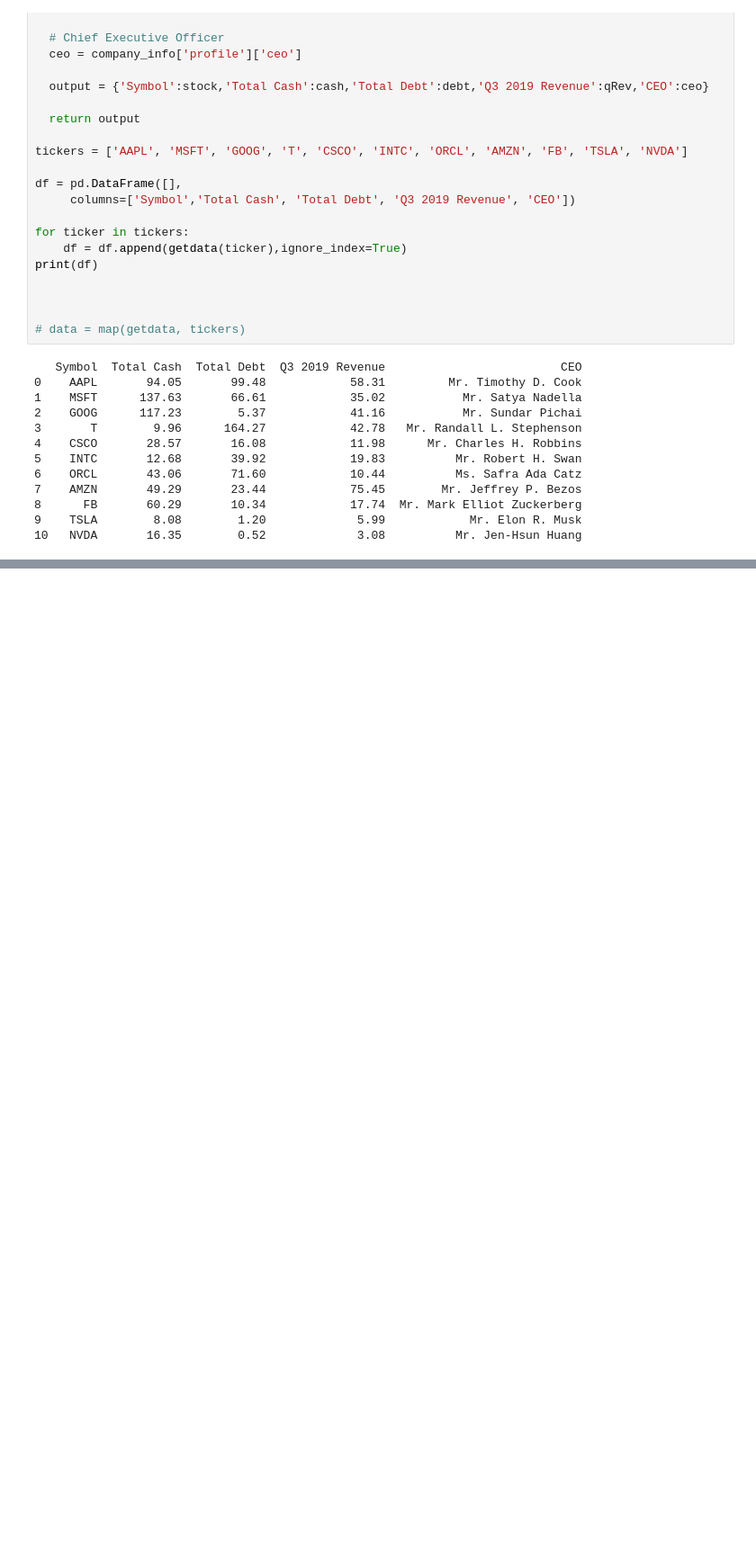
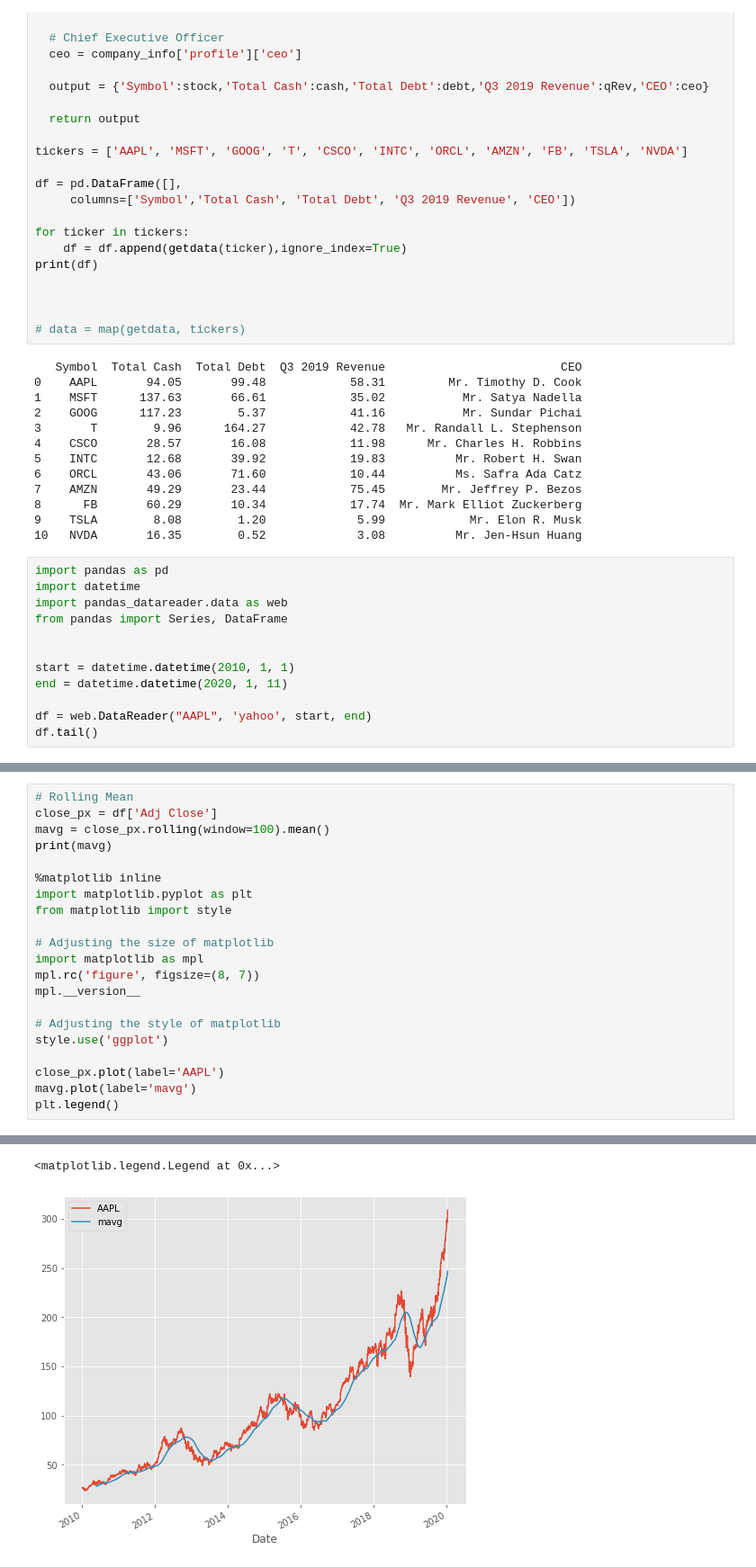
Before and after one commit to hernandosalas/Code, a Jupyter notebook: Machine Learning/Portfolio_Research_With_Python.ipynb, the cells around one changed output, grey strips where cells are left out. Shown at 90% size. Cells and saved outputs as stored; diff of their text form; blank space fills up the shorter version.

```diff
--- a/Machine Learning/Portfolio_Research_With_Python.ipynb
+++ b/Machine Learning/Portfolio_Research_With_Python.ipynb
@@ -65,3 +65,15 @@ print(df)
 8      FB       60.29       10.34            17.74  Mr. Mark Elliot Zuckerberg
 9    TSLA        8.08        1.20             5.99            Mr. Elon R. Musk
 10   NVDA       16.35        0.52             3.08          Mr. Jen-Hsun Huang
+# %%
+import pandas as pd
+import datetime
+import pandas_datareader.data as web
+from pandas import Series, DataFrame
+
+
+start = datetime.datetime(2010, 1, 1)
+end = datetime.datetime(2020, 1, 11)
+
+df = web.DataReader("AAPL", 'yahoo', start, end)
+df.tail()
@@ -67,0 +88,22 @@ print(df)
+# %%
+# Rolling Mean
+close_px = df['Adj Close']
+mavg = close_px.rolling(window=100).mean()
+print(mavg)
+
+%matplotlib inline
+import matplotlib.pyplot as plt
+from matplotlib import style
+
+# Adjusting the size of matplotlib
+import matplotlib as mpl
+mpl.rc('figure', figsize=(8, 7))
+mpl.__version__
+
+# Adjusting the style of matplotlib
+style.use('ggplot')
+
+close_px.plot(label='AAPL')
+mavg.plot(label='mavg')
+plt.legend()
+# %% [output]
@@ -67,0 +123,2 @@ print(df)
+<matplotlib.legend.Legend at 0x...>
+[figure, added]
```
Also changed, not shown: parts of 8 cells of this notebook.
